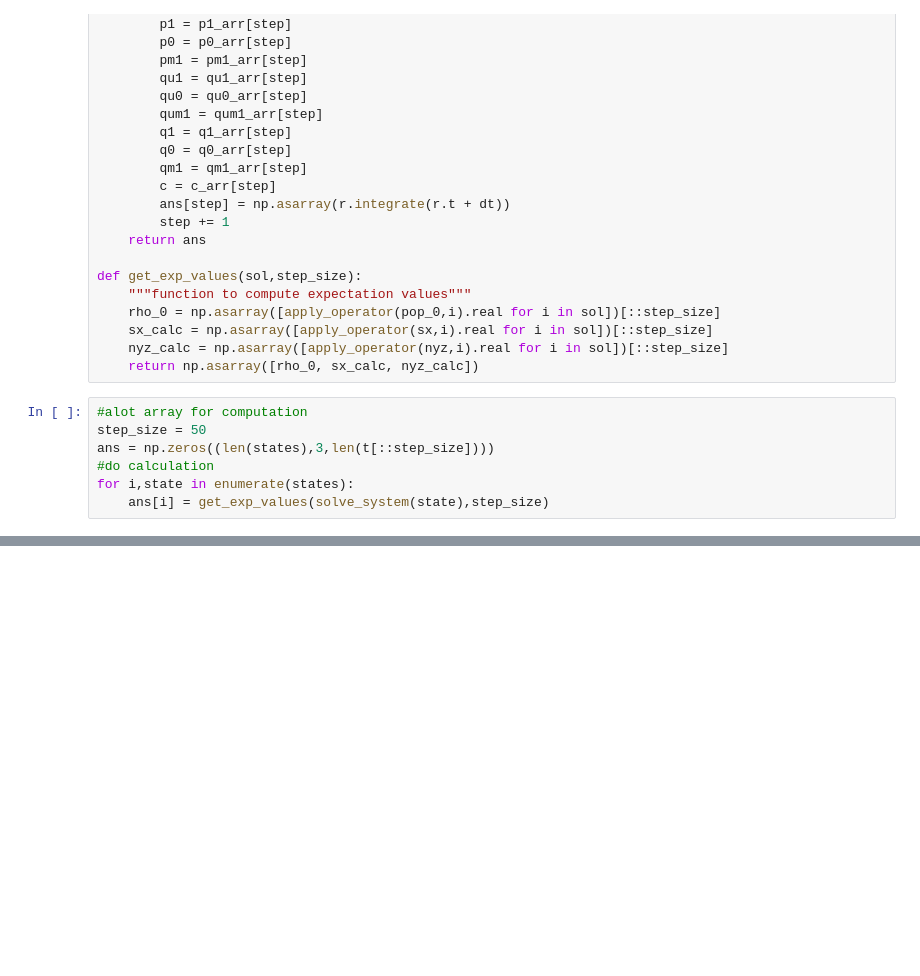
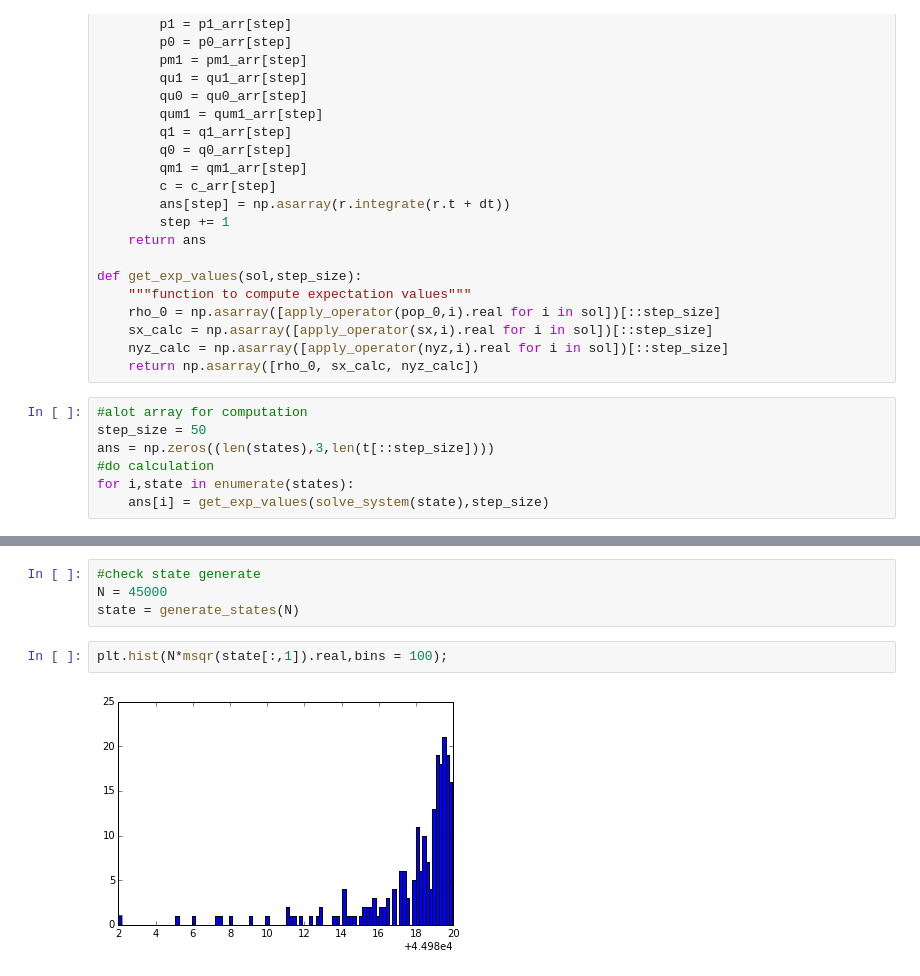
Before and after one commit to ZachGlassman/MySpinorSim, a Jupyter notebook: MeanField/SMA Spinor Oscillations.ipynb, the cells around one changed output, grey strips where cells are left out. Drawn from its saved outputs; the diff is of its cells as text; blank space fills up the shorter version.

```diff
--- a/MeanField/SMA Spinor Oscillations.ipynb
+++ b/MeanField/SMA Spinor Oscillations.ipynb
@@ -183,0 +186,8 @@ plt.tight_layout()
+# %%
+#check state generate
+N = 45000
+state = generate_states(N)
+# %%
+plt.hist(N*msqr(state[:,1]).real,bins = 100);
+# %% [output]
+[figure, added]
```
Also changed, not shown: parts of 6 cells of this notebook, 1 other file.
